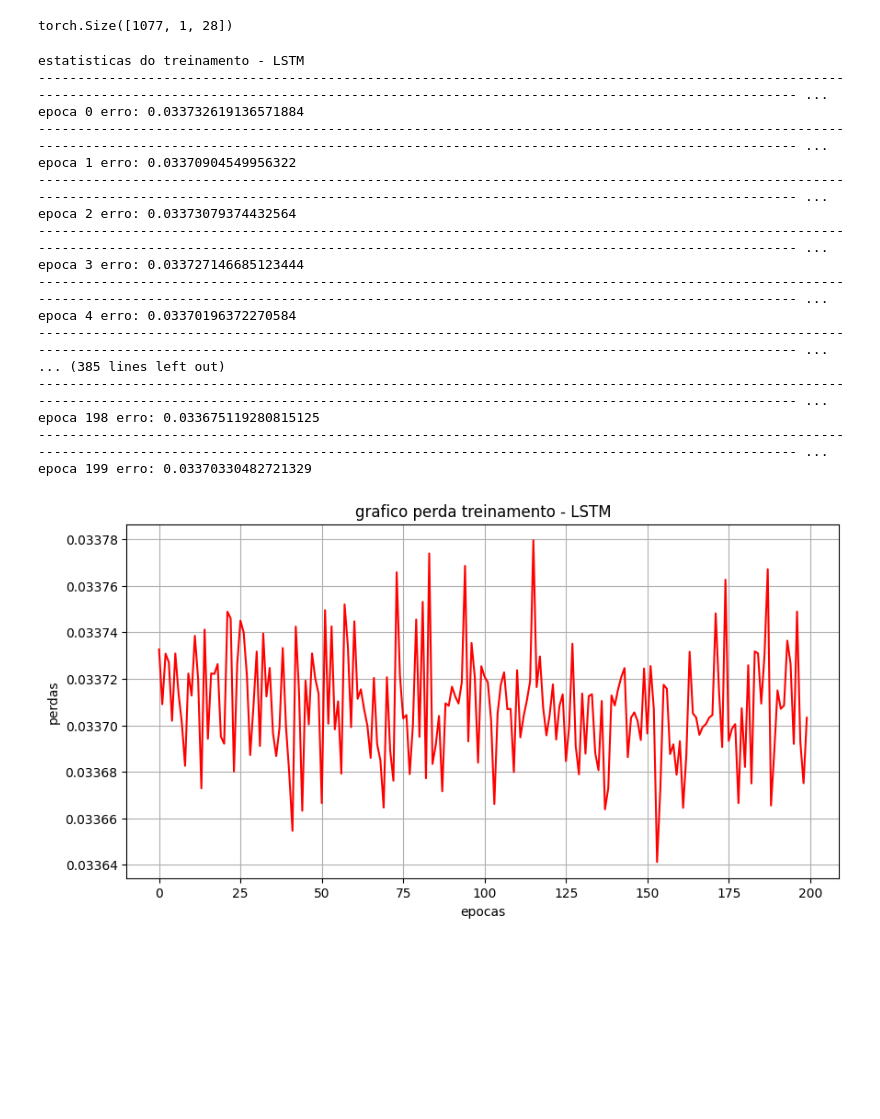
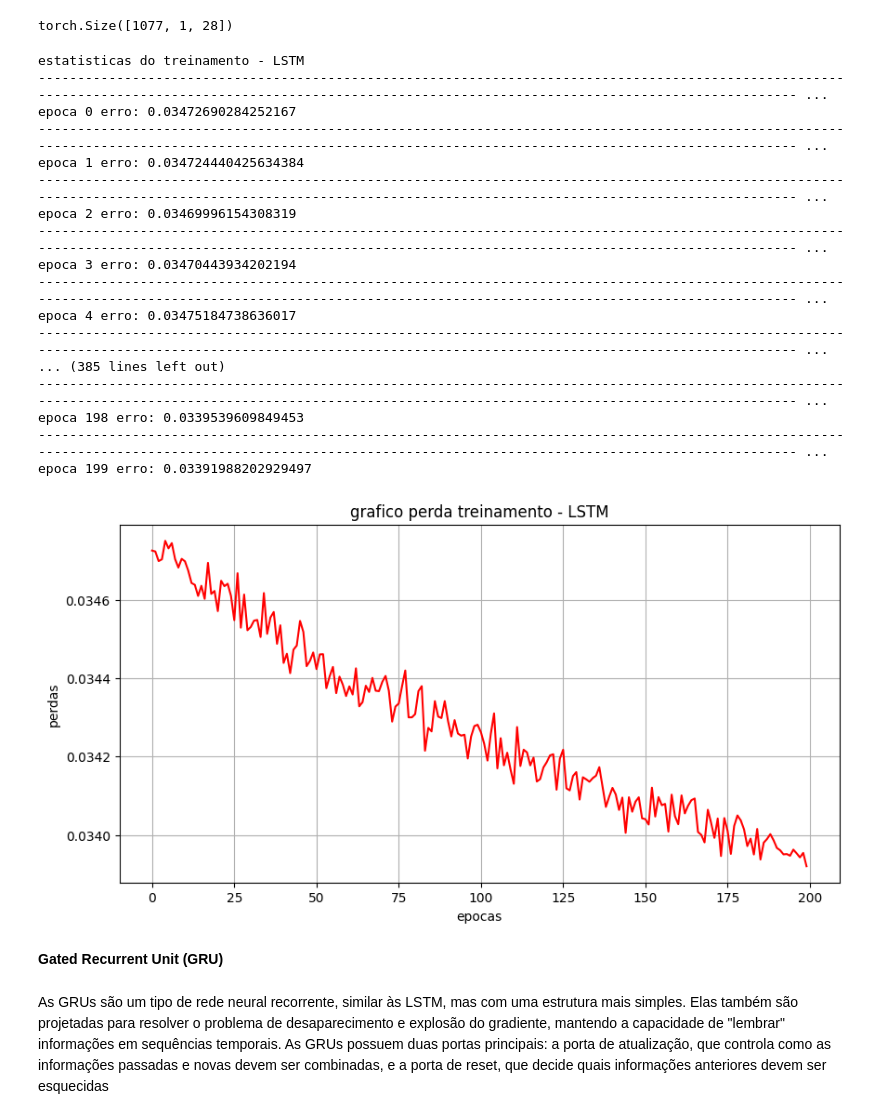
Before and after one commit to WesleySouza13/PRODUCTIVITY-PREDICTION-, a Jupyter notebook: PRODUCTIVITY-PREDICTION- .ipynb, the cells around one changed output. Saved outputs shown, nothing was run; the diff lists cells and outputs as text; code cells hidden in the pictures; blank space fills up the shorter version.

Commit message:
add: criaçao das redes neurais

```diff
--- a/Jupyter_notebook.ipynb
+++ b/PRODUCTIVITY-PREDICTION- .ipynb
@@ -844,47 +851,50 @@ print(x_train_tensor.shape)  # Verifique a forma
 # %% [output]
 torch.Size([1077, 1, 28])
 # %%
-#loop treinamento
+#loop treinamento LSTM
 print('estatisticas do treinamento - LSTM')
 losses = []
 for epoch in range(200):
     model_lstm.train()
     lstm_pred = model_lstm(x_train_tensor)
     lstm_pred = lstm_pred.float()
     y_train_tensor = y_train_tensor.float()
     loss = criterion(lstm_pred, y_train_tensor)
-    losses.append(loss)
+    losses.append(loss.item())
 
     optmizer.zero_grad()
     loss.backward()
     optmizer.step()
 
     print('----------------------------------'*10)
     print(f'epoca {epoch} erro: {loss}')
-losses = [loss.detach().numpy() for loss in losses]
 plt.figure(figsize=(10,5))
 plt.title('grafico perda treinamento - LSTM')
 plt.plot(losses, color='red')
 plt.xlabel('epocas')
 plt.ylabel('perdas')
 plt.grid()
 plt.show()
 # %% [output]
 estatisticas do treinamento - LSTM
 -------------------------------------------------------------------------------------------------------------------------------------------------------------------------------------------------------- ...
-epoca 0 erro: 0.033732619136571884
+epoca 0 erro: 0.03472690284252167
 -------------------------------------------------------------------------------------------------------------------------------------------------------------------------------------------------------- ...
-epoca 1 erro: 0.03370904549956322
+epoca 1 erro: 0.034724440425634384
 -------------------------------------------------------------------------------------------------------------------------------------------------------------------------------------------------------- ...
-epoca 2 erro: 0.03373079374432564
+epoca 2 erro: 0.03469996154308319
 -------------------------------------------------------------------------------------------------------------------------------------------------------------------------------------------------------- ...
-epoca 3 erro: 0.033727146685123444
+epoca 3 erro: 0.03470443934202194
 -------------------------------------------------------------------------------------------------------------------------------------------------------------------------------------------------------- ...
-epoca 4 erro: 0.03370196372270584
+epoca 4 erro: 0.03475184738636017
 -------------------------------------------------------------------------------------------------------------------------------------------------------------------------------------------------------- ...
 ... (385 lines left out)
 -------------------------------------------------------------------------------------------------------------------------------------------------------------------------------------------------------- ...
-epoca 198 erro: 0.033675119280815125
+epoca 198 erro: 0.0339539609849453
 -------------------------------------------------------------------------------------------------------------------------------------------------------------------------------------------------------- ...
-epoca 199 erro: 0.03370330482721329
+epoca 199 erro: 0.03391988202929497
-[figure, old version]
+[figure, new version]
+# %% [markdown]
+**Gated Recurrent Unit (GRU)**
+# %% [markdown]
+As GRUs são um tipo de rede neural recorrente, similar às LSTM, mas com uma estrutura mais simples. Elas também são projetadas para resolver o problema de desaparecimento e explosão do gradiente, mantendo a capacidade de "lembrar" informações em sequências temporais. As GRUs possuem duas portas principais: a porta de atualização, que controla como as informações passadas e novas devem ser combinadas, e a porta de reset, que decide quais informações anteriores devem ser esquecidas
```
Also changed, not shown: parts of 18 cells of this notebook.
